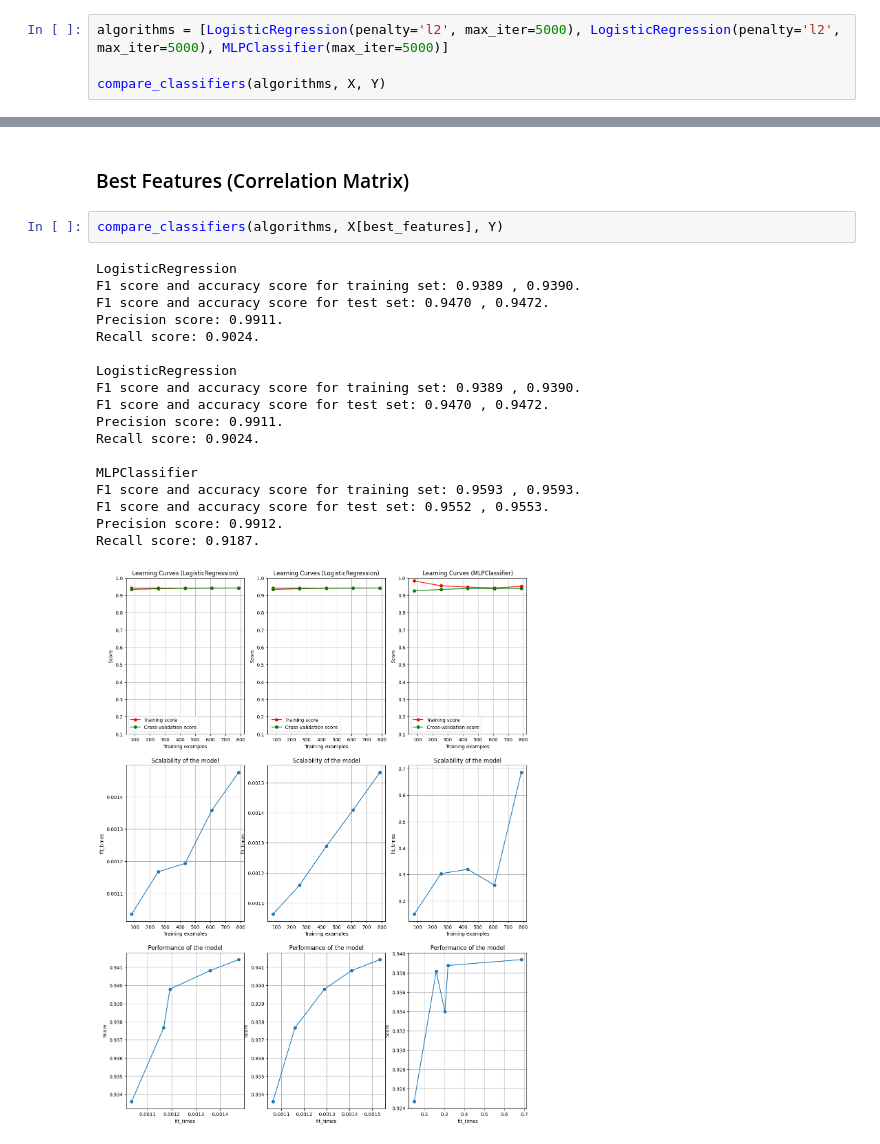
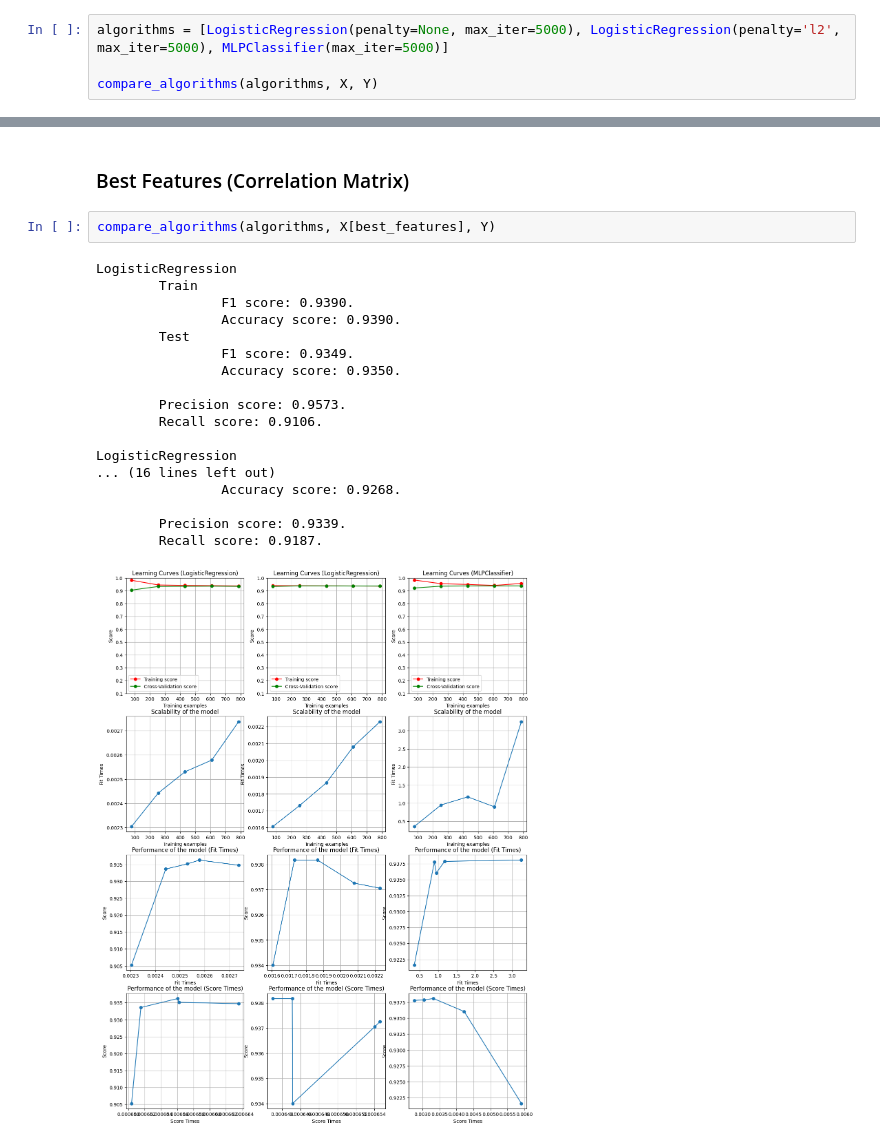
Before and after one commit to andreaoliveira9/Projeto-TAA-1, a Jupyter notebook: Project.ipynb, the cells around one changed output, grey strips where cells are left out. Drawn from its saved outputs; the diff is of its cells as text.

```diff
--- a/Project.ipynb
+++ b/Project.ipynb
@@ -311,8 +318,8 @@ def compare_classifiers (algorithms, X, y):
 # %% [markdown]
 ### Whole Data
 # %%
-algorithms = [LogisticRegression(penalty='l2', max_iter=5000), LogisticRegression(penalty='l2', max_iter=5000), MLPClassifier(max_iter=5000)]
+algorithms = [LogisticRegression(penalty=None, max_iter=5000), LogisticRegression(penalty='l2', max_iter=5000), MLPClassifier(max_iter=5000)]
 
-compare_classifiers(algorithms, X, Y)
+compare_algorithms(algorithms, X, Y)
 # %% [output]
 LogisticRegression
@@ -336,23 +343,23 @@ Recall score: 0.9024.
 # %% [markdown]
 ### Best Features (Correlation Matrix)
 # %%
-compare_classifiers(algorithms, X[best_features], Y)
+compare_algorithms(algorithms, X[best_features], Y)
 # %% [output]
 LogisticRegression
-F1 score and accuracy score for training set: 0.9389 , 0.9390.
-F1 score and accuracy score for test set: 0.9470 , 0.9472.
-Precision score: 0.9911.
-Recall score: 0.9024.
+        Train
+                F1 score: 0.9390.
+                Accuracy score: 0.9390.
+        Test
+                F1 score: 0.9349.
+                Accuracy score: 0.9350.
+
+        Precision score: 0.9573.
+        Recall score: 0.9106.
 
 LogisticRegression
-F1 score and accuracy score for training set: 0.9389 , 0.9390.
-F1 score and accuracy score for test set: 0.9470 , 0.9472.
-Precision score: 0.9911.
-Recall score: 0.9024.
+... (16 lines left out)
+                Accuracy score: 0.9268.
 
-MLPClassifier
-F1 score and accuracy score for training set: 0.9593 , 0.9593.
-F1 score and accuracy score for test set: 0.9552 , 0.9553.
-Precision score: 0.9912.
-Recall score: 0.9187.
+        Precision score: 0.9339.
+        Recall score: 0.9187.
-[figure, old version]
+[figure, new version]
```
Also changed, not shown: parts of 3 cells of this notebook.
